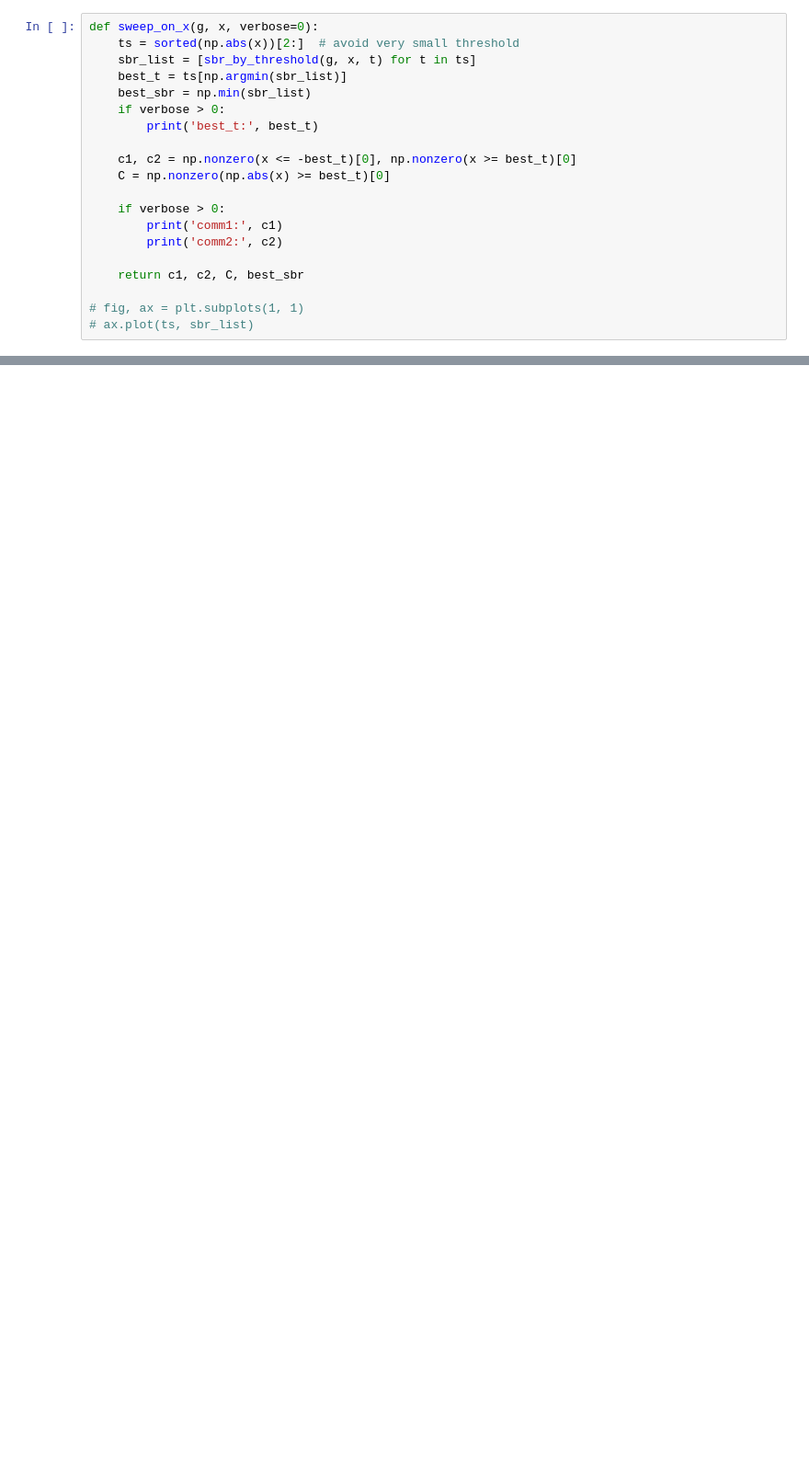
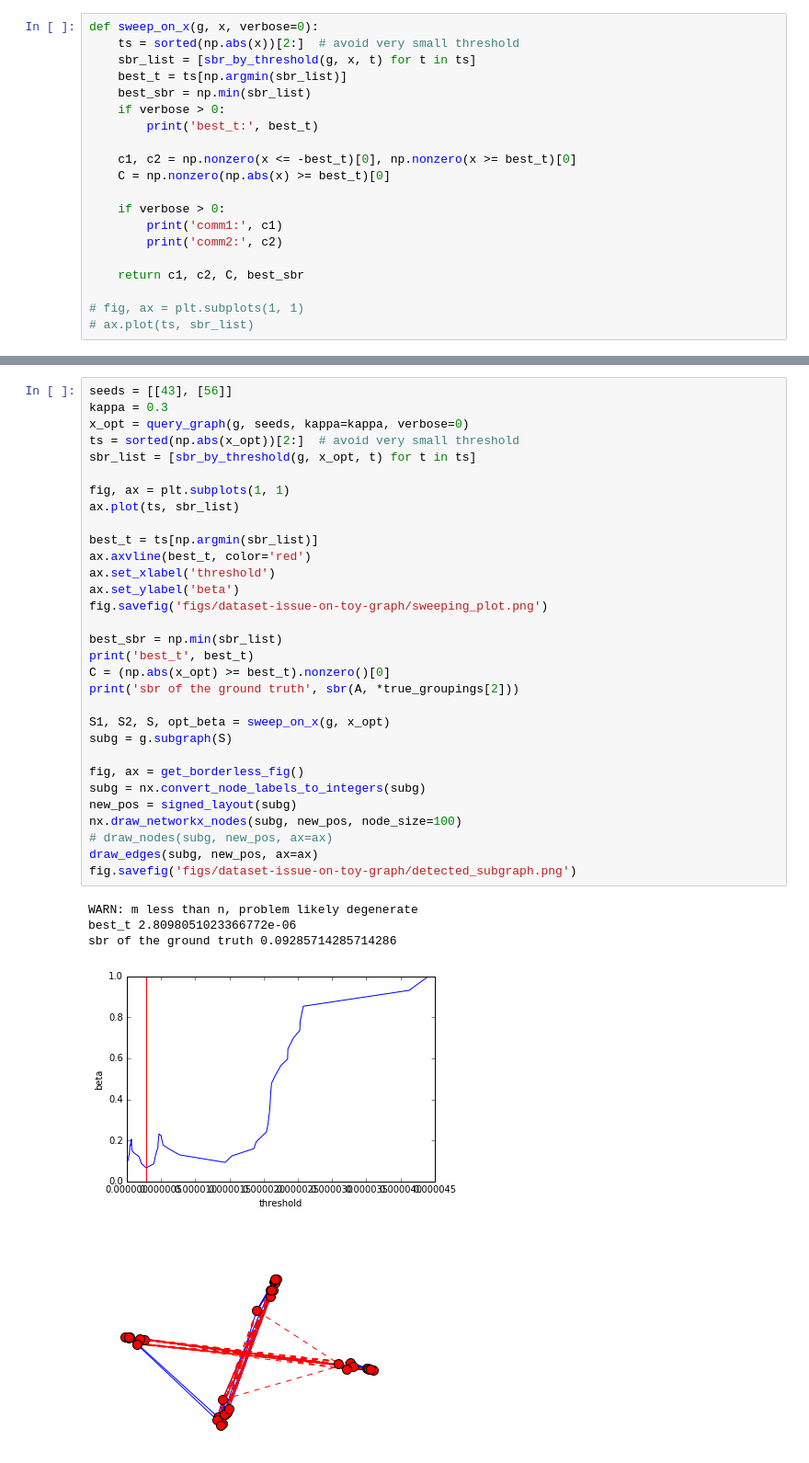
Before and after one commit to xiaohan2012/signed-local-community, a Jupyter notebook: local-polarization.ipynb, the cells around one changed output, grey strips where cells are left out. Shown at 92% size. Cells and saved outputs as stored; diff of their text form; blank space fills up the shorter version.

```diff
--- a/local-polarization.ipynb
+++ b/local-polarization.ipynb
@@ -284,0 +303,37 @@ fig.savefig('figs/effect-of-kappa/seeds-{}.png'.format(seeds_str))
+# %%
+seeds = [[43], [56]]
+kappa = 0.3
+x_opt = query_graph(g, seeds, kappa=kappa, verbose=0)
+ts = sorted(np.abs(x_opt))[2:]  # avoid very small threshold
+sbr_list = [sbr_by_threshold(g, x_opt, t) for t in ts]
+
+fig, ax = plt.subplots(1, 1)
+ax.plot(ts, sbr_list)
+
+best_t = ts[np.argmin(sbr_list)]
+ax.axvline(best_t, color='red')
+ax.set_xlabel('threshold')
+ax.set_ylabel('beta')
+fig.savefig('figs/dataset-issue-on-toy-graph/sweeping_plot.png')
+
+best_sbr = np.min(sbr_list)
+print('best_t', best_t)
+C = (np.abs(x_opt) >= best_t).nonzero()[0]
+print('sbr of the ground truth', sbr(A, *true_groupings[2]))
+
+S1, S2, S, opt_beta = sweep_on_x(g, x_opt)
+subg = g.subgraph(S)
+
+fig, ax = get_borderless_fig()
+subg = nx.convert_node_labels_to_integers(subg)
+new_pos = signed_layout(subg)
+nx.draw_networkx_nodes(subg, new_pos, node_size=100)
+# draw_nodes(subg, new_pos, ax=ax)
+draw_edges(subg, new_pos, ax=ax)
+fig.savefig('figs/dataset-issue-on-toy-graph/detected_subgraph.png')
+# %% [output]
+WARN: m less than n, problem likely degenerate
+best_t 2.8098051023366772e-06
+sbr of the ground truth 0.09285714285714286
+[figure, added]
+[figure, added]
```
Also changed, not shown: parts of 10 cells of this notebook.
